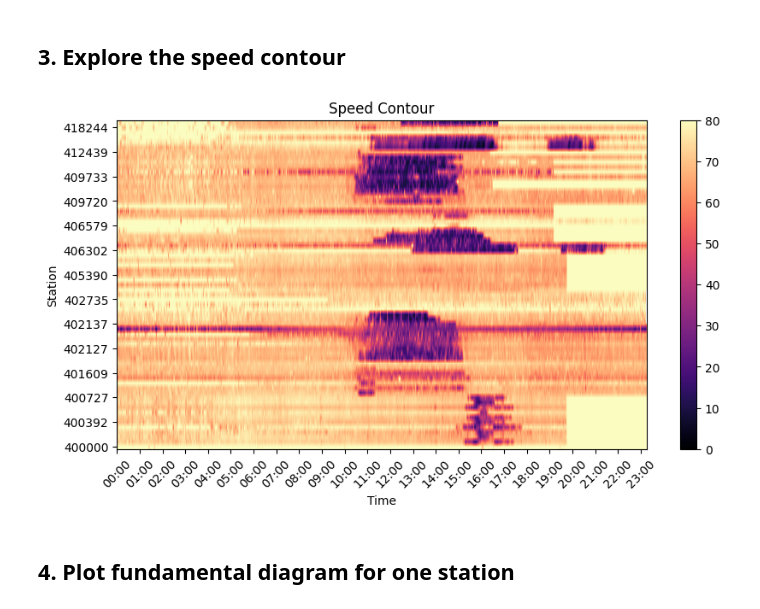
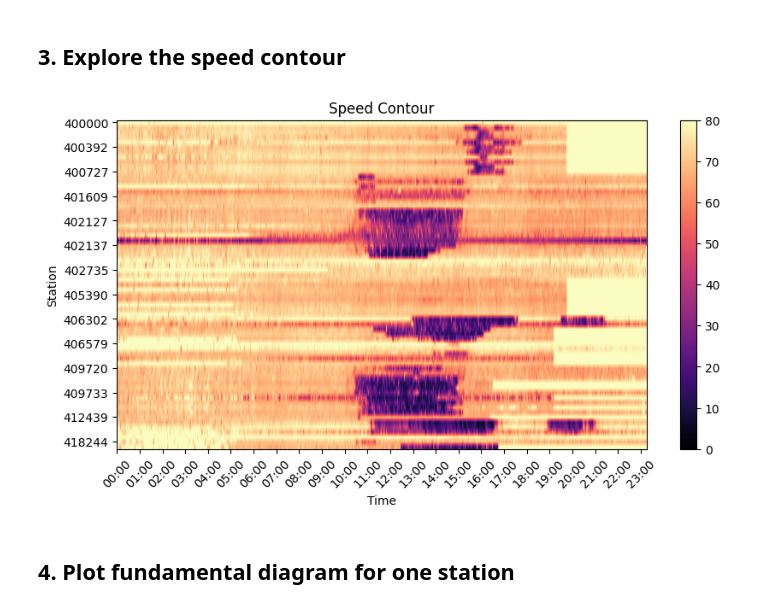
Before and after one commit to jingxuehan0707/ce593, a Jupyter notebook: project_task_03.ipynb, the cells around one changed output. Drawn from its saved outputs; the diff is of its cells as text; code cells hidden in the pictures.

```diff
--- a/project_task_03.ipynb
+++ b/project_task_03.ipynb
@@ -58,24 +58,24 @@ speed_contour_jammed = speed_contour[stations]
 # %%
 # Plot the speed contour as heatmap, date as x-axis, stations as y-axis, cell value as color (speed)
 plt.figure(figsize=(10, 5))
 # sns.heatmap(speed_contour_jammed.T, cmap='magma')
-plt.imshow(speed_contour_jammed.T, aspect='auto', cmap='magma', origin='lower', interpolation='bilinear')
+plt.imshow(speed_contour_jammed.T, aspect='auto', cmap='magma', origin='upper', interpolation='bilinear')
 
 # Generate hourly labels
 dates = speed_contour_jammed.index
 hourly_labels = pd.date_range(start='00:00:00', end='23:59:00', freq='H')
 
 # Set x-axis labels to hourly
 plt.xticks(ticks=np.arange(0, len(dates), 120), labels=hourly_labels.strftime('%H:%M'), rotation=45)
 plt.yticks(ticks=np.arange(0, len(stations),5), labels=stations[::5])
 # Show color map
 plt.title('Speed Contour')
 plt.xlabel('Time')
 plt.ylabel('Station')
 plt.colorbar()
 plt.show()
 # %% [output]
-[figure, old version]
+[figure, new version]
 # %% [markdown]
 ## 4. Plot fundamental diagram for one station
 # %%
```
Also changed, not shown: parts of 2 cells of this notebook, 1 other file.
